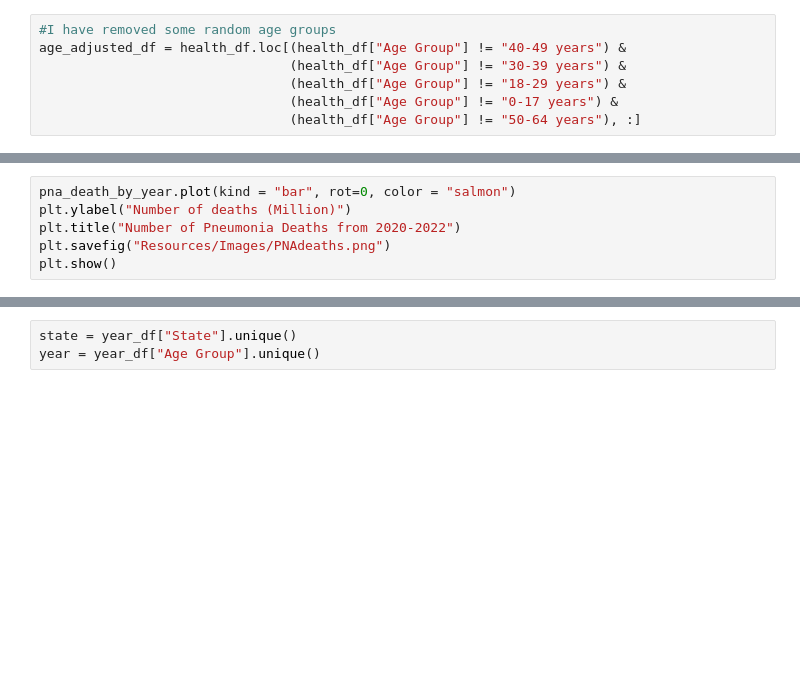
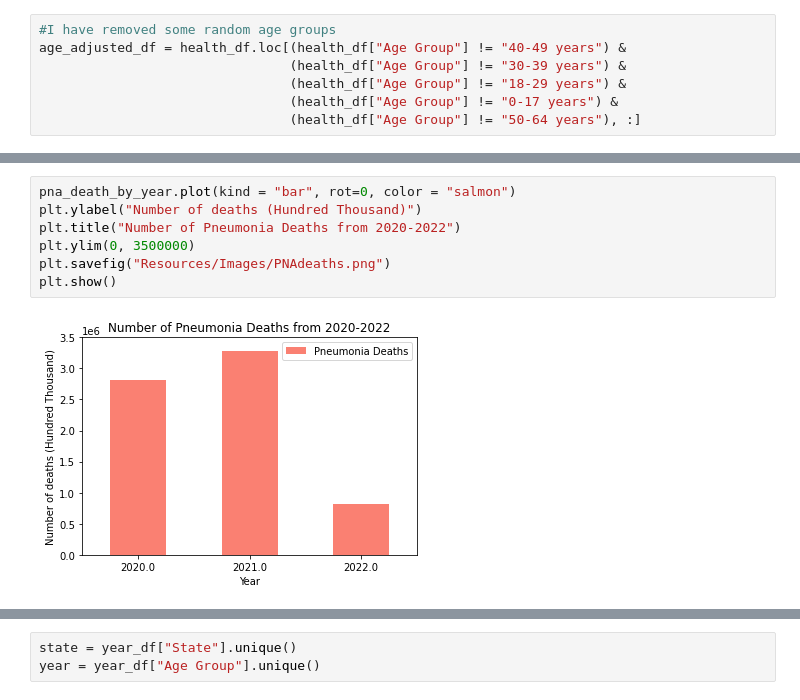
Before and after one commit to valputla/InfectionDataAnalysis, a Jupyter notebook: Lindsey.ipynb, the cells around one changed output, grey strips where cells are left out. Saved outputs shown, nothing was run; the diff lists cells and outputs as text; blank space fills up the shorter version.

```diff
--- a/Lindsey.ipynb
+++ b/Lindsey.ipynb
@@ -150,9 +248,12 @@ pna_death_by_year
 # %%
 pna_death_by_year.plot(kind = "bar", rot=0, color = "salmon")
-plt.ylabel("Number of deaths (Million)")
+plt.ylabel("Number of deaths (Hundred Thousand)")
 plt.title("Number of Pneumonia Deaths from 2020-2022")
+plt.ylim(0, 3500000)
 plt.savefig("Resources/Images/PNAdeaths.png")
 plt.show()
+# %% [output]
+[figure, added]
 # %%
 f, ax = plt.subplots(figsize = (10, 10))
 states_df = year_df.loc[(health_df["State"] != "United States"), :]
```
Also changed, not shown: parts of 24 cells of this notebook, 5 other files.
